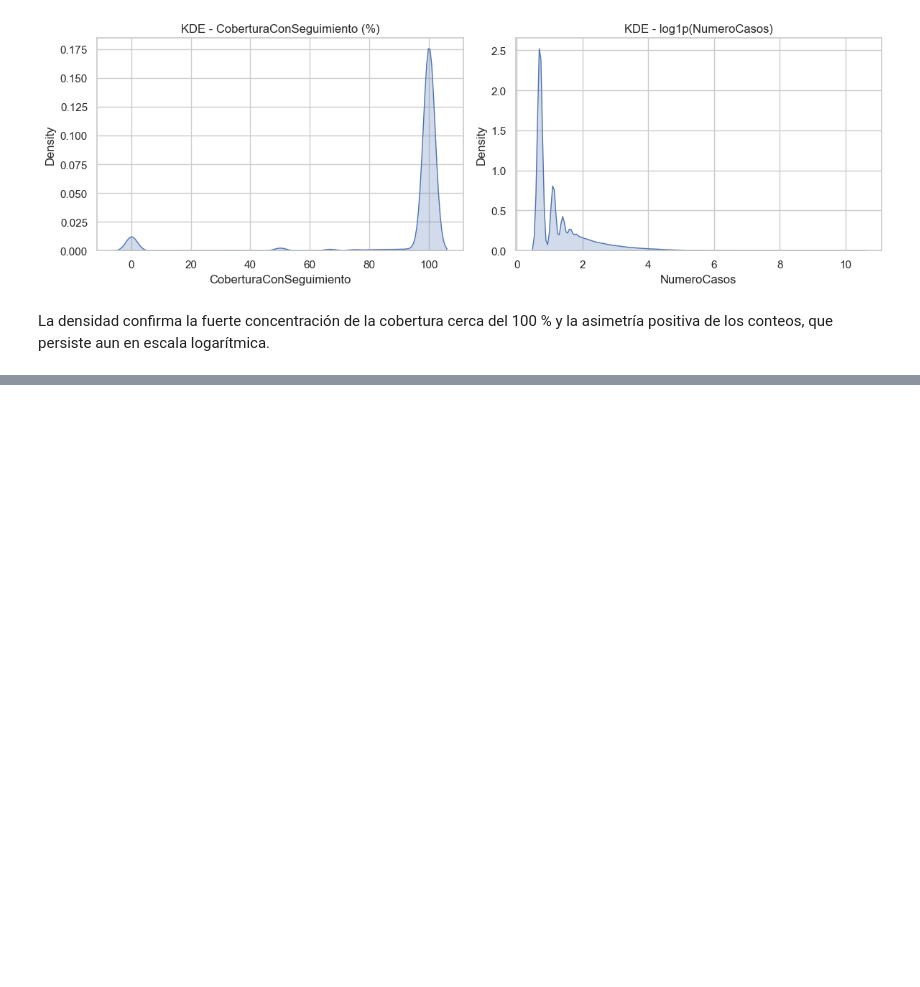
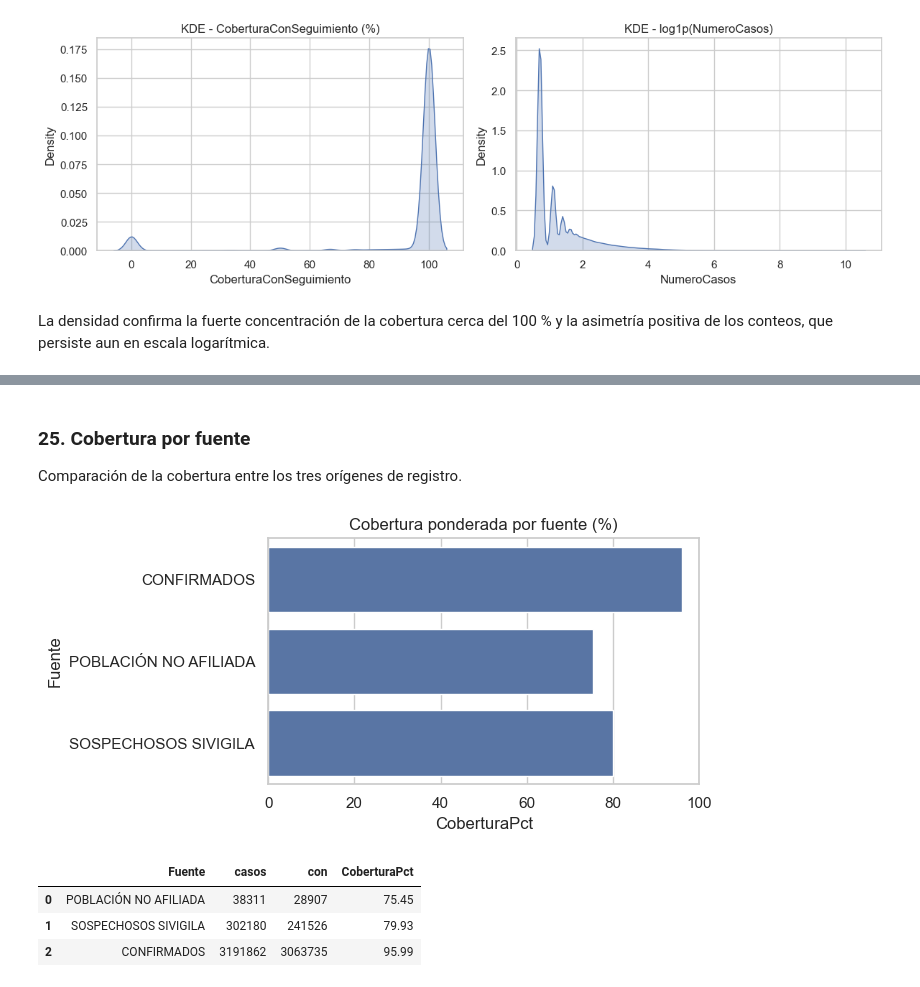
Before and after one commit to JabesMonroy/Proyecto_Esp-Fund-Datos_PRASS_Seg.COVID19, a Jupyter notebook: Proyecto_PRASS_Seguimiento_COVID19.ipynb, the cells around one changed output, grey strips where cells are left out. Drawn from its saved outputs; the diff is of its cells as text; code cells hidden in the pictures; blank space fills up the shorter version.

```diff
--- a/Proyecto_PRASS_Seguimiento_COVID19.ipynb
+++ b/Proyecto_PRASS_Seguimiento_COVID19.ipynb
@@ -578,0 +583,19 @@ La densidad confirma la fuerte concentración de la cobertura cerca del 100 % y
+# %% [markdown]
+### 25. Cobertura por fuente
+
+Comparación de la cobertura entre los tres orígenes de registro.
+# %%
+cob_fuente = utils.cobertura_ponderada(df_prep, 'Fuente')
+fig, ax = plt.subplots(figsize=(7, 3.5))
+sns.barplot(data=cob_fuente, x='CoberturaPct', y='Fuente', ax=ax)
+ax.set_title('Cobertura ponderada por fuente (%)')
+ax.set_xlim(0, 100)
+plt.tight_layout()
+plt.show()
+cob_fuente
+# %% [output]
+[figure, added]
+|  | Fuente | casos | con | CoberturaPct |
+| 0 | POBLACIÓN NO AFILIADA | 38311 | 28907 | 75.45 |
+| 1 | SOSPECHOSOS SIVIGILA | 302180 | 241526 | 79.93 |
+| 2 | CONFIRMADOS | 3191862 | 3063735 | 95.99 |
```
Also changed, not shown: parts of 8 cells of this notebook, 1 other file.
